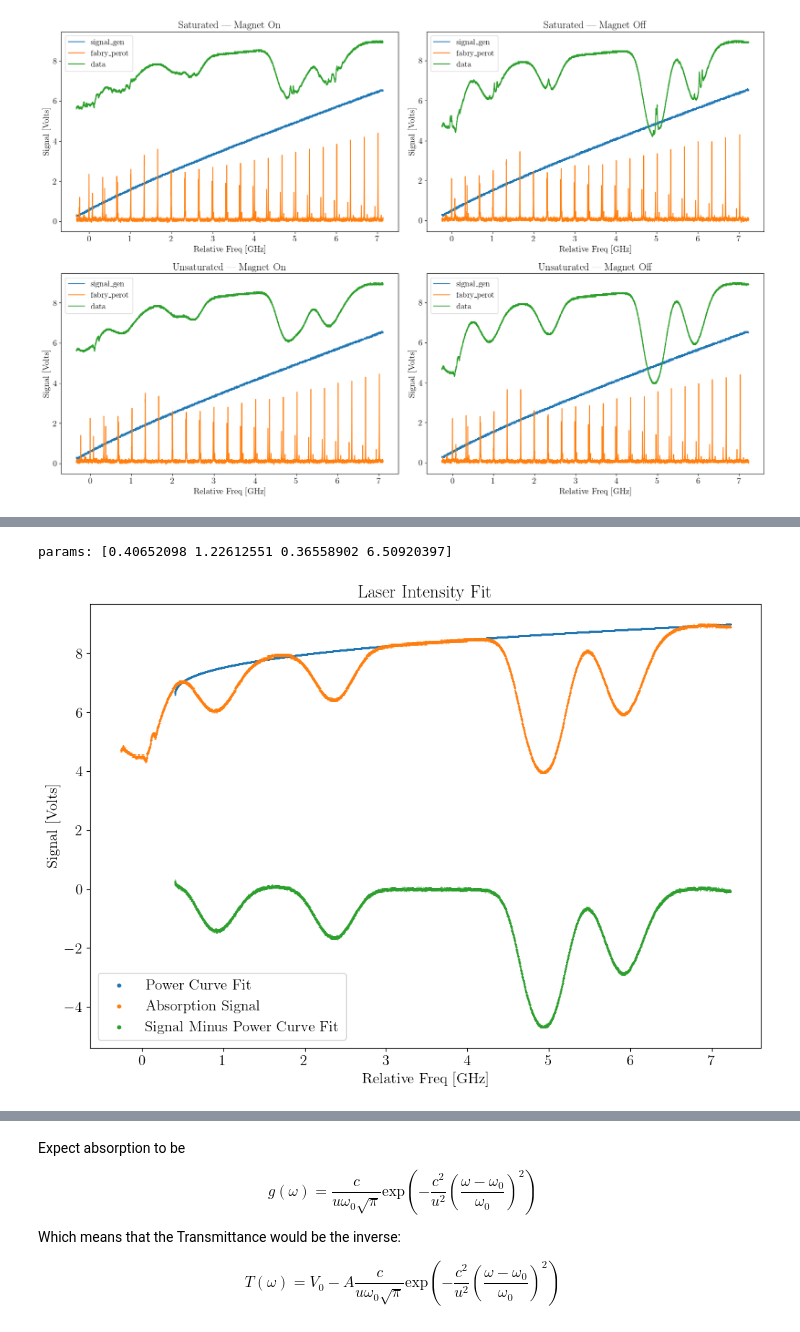
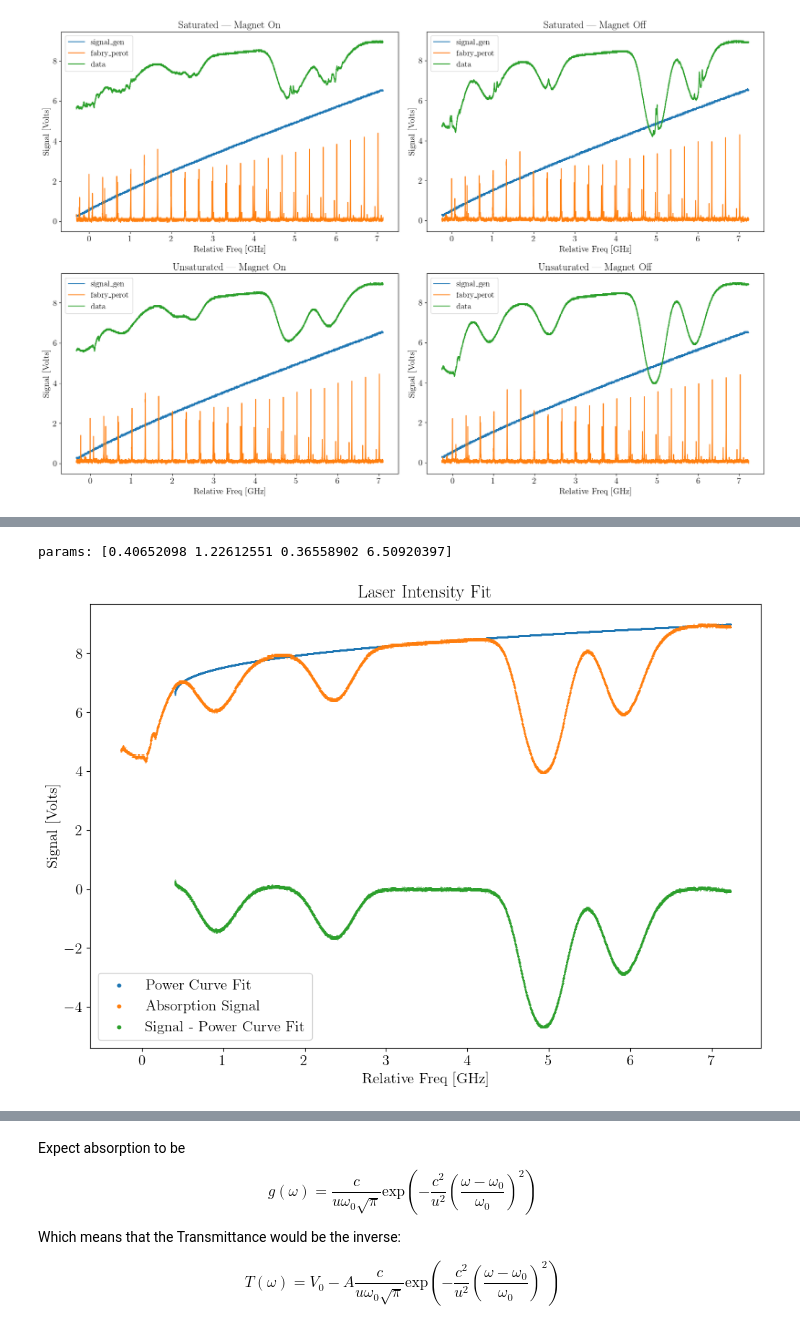
Before and after one commit to andres-luengo/alden-andres-max-most-dangerous-4450-trio, a Jupyter notebook: rb-spectroscopy/doppler_broadening.ipynb, the cells around one changed output, grey strips where cells are left out. Drawn from its saved outputs; the diff is of its cells as text; code cells hidden in the pictures.

```diff
--- a/rb-spectroscopy/doppler_broadening.ipynb
+++ b/rb-spectroscopy/doppler_broadening.ipynb
@@ -222,32 +245,32 @@ def cubic(x, a, b, c, d):
 x0_guess=0
 a_guess = 1.5
 b_guess = .2
 c_guess = 2
 d_guess = 7
 
 p0 = [x0_guess, a_guess, b_guess, c_guess]
 
 las_int_popt, las_int_pcov = scipy.optimize.curve_fit(
     laser_amp_curve_model,
     power_curve_x,
     power_curve_y,
     p0=p0,
     maxfev=100000
 )
 
 print(f"params: {las_int_popt}")
 
 power_curve_fit = laser_amp_curve_model(freqs, *las_int_popt)
 plt.figure(figsize=(12,8))
 plt.title("Laser Intensity Fit")
 plt.xlabel("Relative Freq [GHz]")
 plt.ylabel("Signal [Volts]")
 plt.scatter(freqs, power_curve_fit,s=.1,label="Power Curve Fit")
 plt.scatter(freqs, signal,s=.1,label="Absorption Signal")
-plt.scatter(freqs, signal-power_curve_fit,s=.1,label="Signal Minus Power Curve Fit")
+plt.scatter(freqs, signal-power_curve_fit,s=.1,label="Signal - Power Curve Fit")
 plt.legend(markerscale=10)
 # plt.savefig()
 plt.show()
 # %% [output]
 params: [0.40652098 1.22612551 0.36558902 6.50920397]
-[figure, old version]
+[figure, new version]
```
Also changed, not shown: parts of 13 cells of this notebook.
